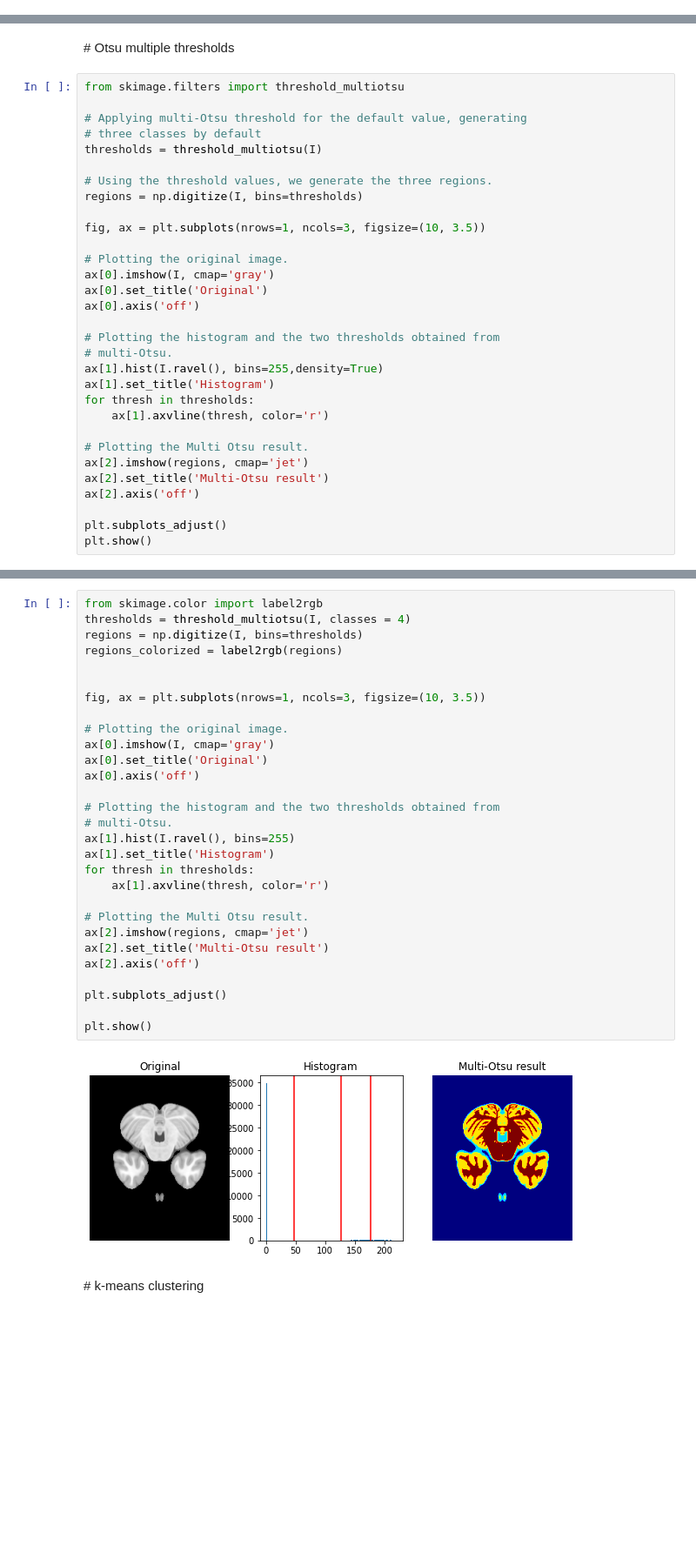
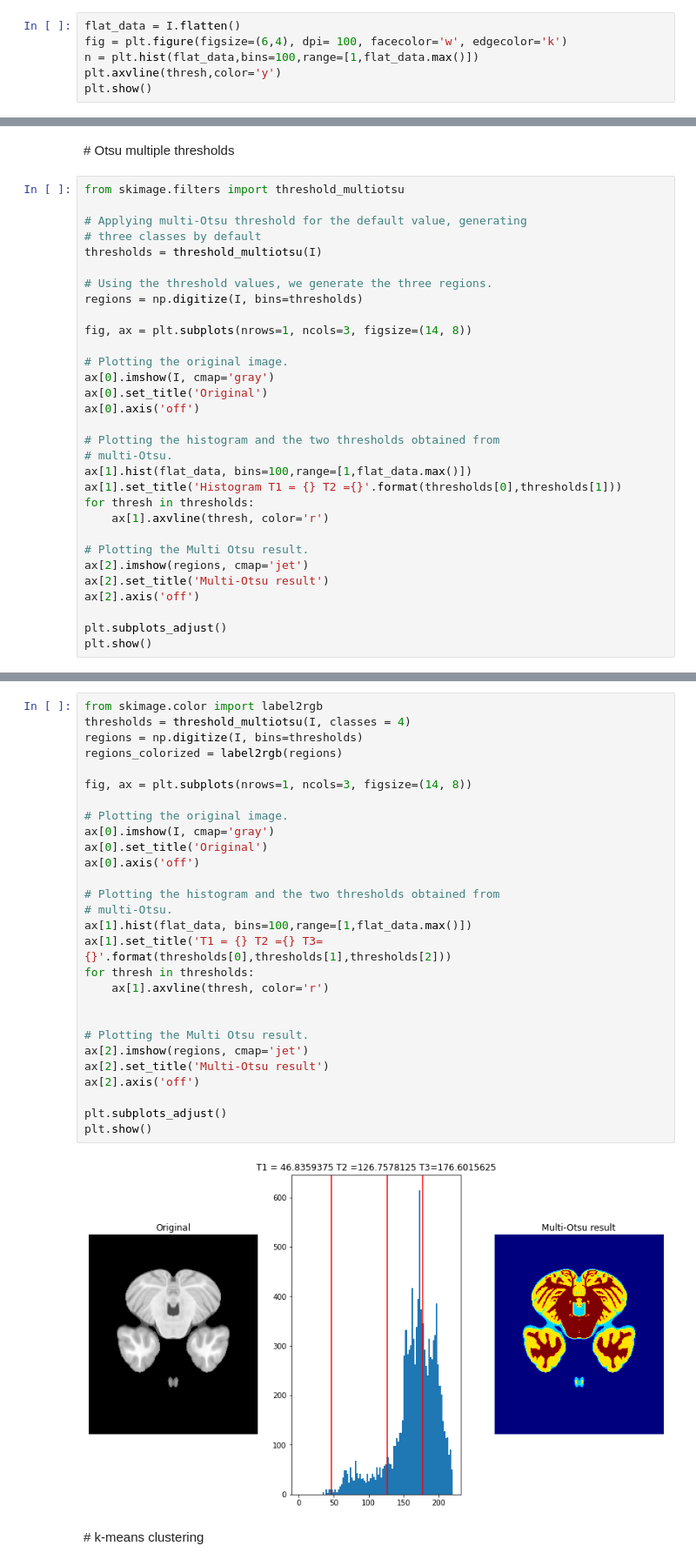
Before and after one commit to raulbenitez/NEUROIMAGING_AI, a Jupyter notebook: NI_segmentation.ipynb, the cells around one changed output, grey strips where cells are left out. Shown at 87% size. Cells and saved outputs as stored; diff of their text form; blank space fills up the shorter version.

```diff
--- a/NI_segmentation.ipynb
+++ b/NI_segmentation.ipynb
@@ -80,0 +106,6 @@ plt.colorbar()
+# %%
+flat_data = I.flatten()
+fig = plt.figure(figsize=(6,4), dpi= 100, facecolor='w', edgecolor='k')
+n = plt.hist(flat_data,bins=100,range=[1,flat_data.max()])
+plt.axvline(thresh,color='y')
+plt.show()
@@ -90,7 +123,7 @@ thresholds = threshold_multiotsu(I)
 # Using the threshold values, we generate the three regions.
 regions = np.digitize(I, bins=thresholds)
 
-fig, ax = plt.subplots(nrows=1, ncols=3, figsize=(10, 3.5))
+fig, ax = plt.subplots(nrows=1, ncols=3, figsize=(14, 8))
 
 # Plotting the original image.
 ax[0].imshow(I, cmap='gray')
@@ -99,8 +132,8 @@ ax[0].axis('off')
 
 # Plotting the histogram and the two thresholds obtained from
 # multi-Otsu.
-ax[1].hist(I.ravel(), bins=255,density=True)
-ax[1].set_title('Histogram')
+ax[1].hist(flat_data, bins=100,range=[1,flat_data.max()])
+ax[1].set_title('Histogram T1 = {} T2 ={}'.format(thresholds[0],thresholds[1]))
 for thresh in thresholds:
     ax[1].axvline(thresh, color='r')
 
@@ -118,34 +151,33 @@ You can specify a larger number of classes:
 # %%
 from skimage.color import label2rgb
 thresholds = threshold_multiotsu(I, classes = 4)
 regions = np.digitize(I, bins=thresholds)
 regions_colorized = label2rgb(regions)
 
-
-fig, ax = plt.subplots(nrows=1, ncols=3, figsize=(10, 3.5))
+fig, ax = plt.subplots(nrows=1, ncols=3, figsize=(14, 8))
 
 # Plotting the original image.
 ax[0].imshow(I, cmap='gray')
 ax[0].set_title('Original')
 ax[0].axis('off')
 
 # Plotting the histogram and the two thresholds obtained from
 # multi-Otsu.
-ax[1].hist(I.ravel(), bins=255)
-ax[1].set_title('Histogram')
+ax[1].hist(flat_data, bins=100,range=[1,flat_data.max()])
+ax[1].set_title('T1 = {} T2 ={} T3={}'.format(thresholds[0],thresholds[1],thresholds[2]))
 for thresh in thresholds:
     ax[1].axvline(thresh, color='r')
+
 
 # Plotting the Multi Otsu result.
 ax[2].imshow(regions, cmap='jet')
 ax[2].set_title('Multi-Otsu result')
 ax[2].axis('off')
 
 plt.subplots_adjust()
-
 plt.show()
 # %% [output]
-[figure, old version]
+[figure, new version]
 # %% [markdown]
 # k-means clustering
 # %%
```
Also changed, not shown: parts of 21 cells of this notebook.
